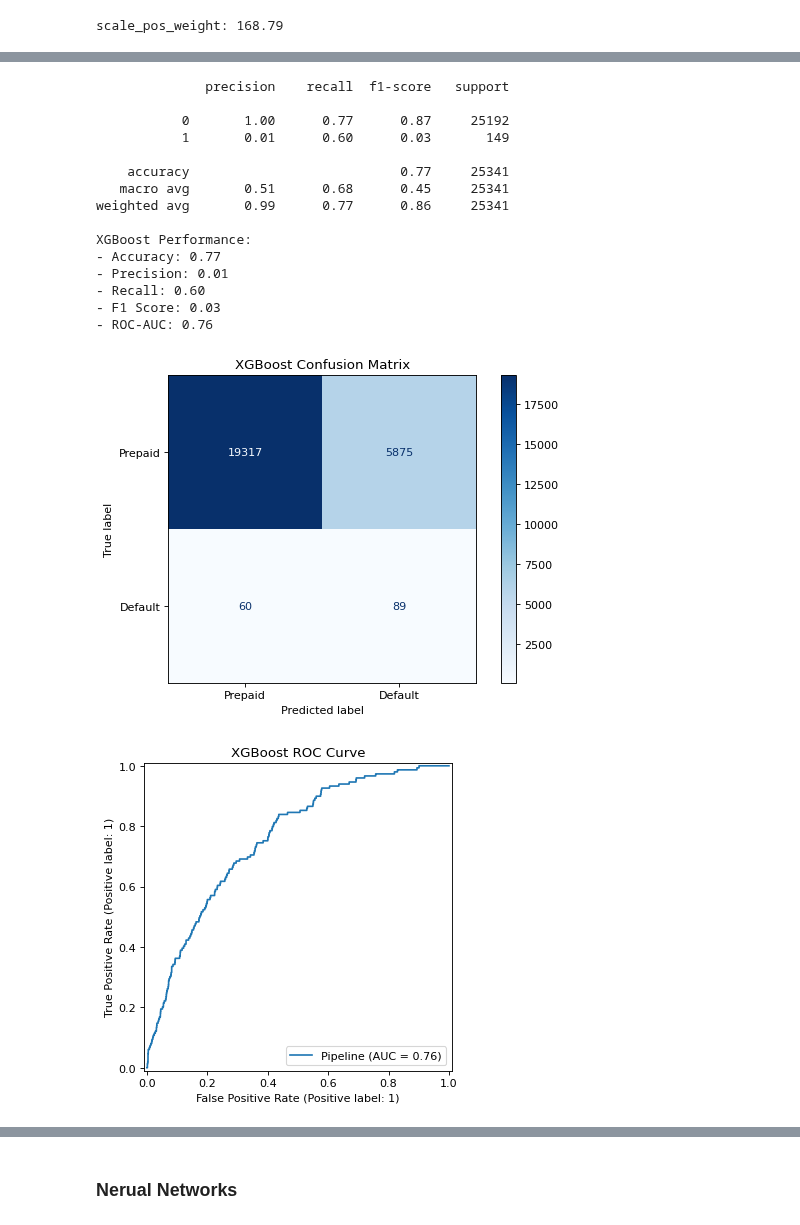
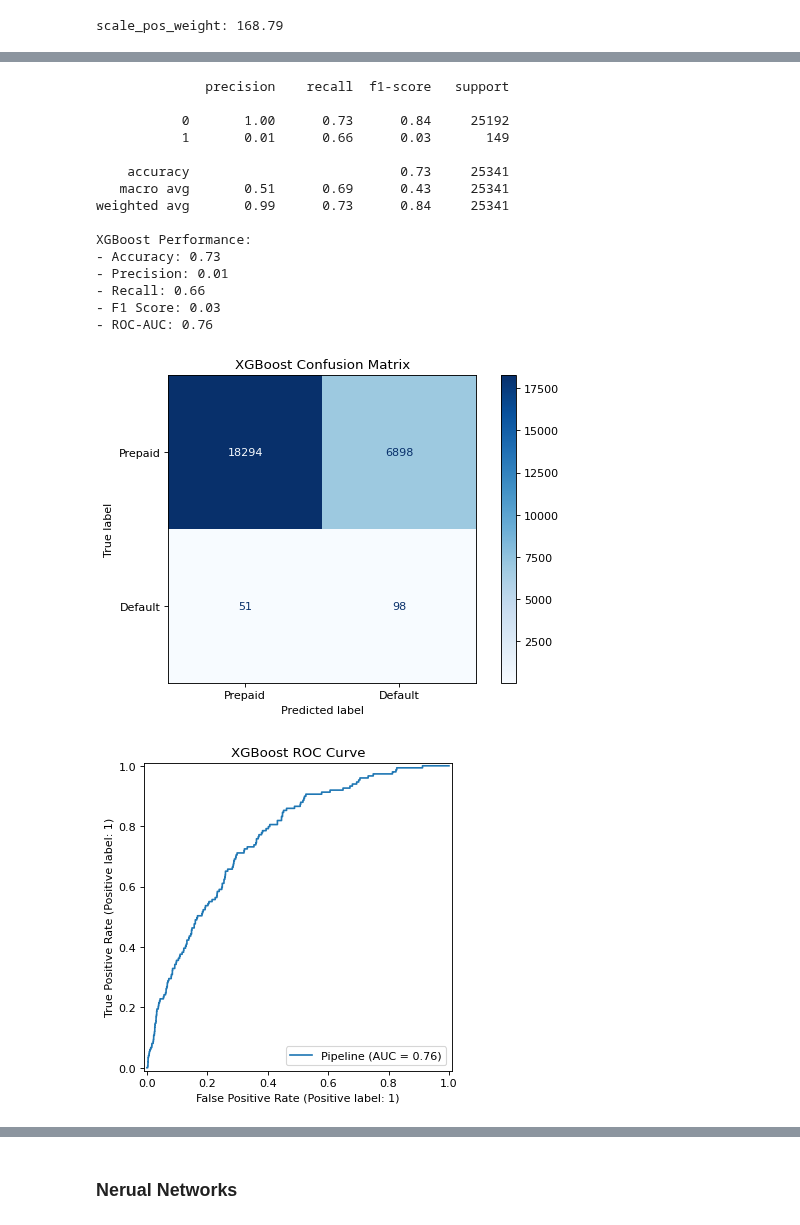
Before and after one commit to AwuoeZYC/Project_2, a Jupyter notebook: project2.ipynb, the cells around one changed output, grey strips where cells are left out. Saved outputs shown, nothing was run; the diff lists cells and outputs as text; code cells hidden in the pictures.

```diff
--- a/project2.ipynb
+++ b/project2.ipynb
@@ -562,16 +579,14 @@ Name: count, dtype: int64
 # %% [markdown]
 ### XGBoost
 # %%
-import xgboost as xgb
-from sklearn.model_selection import RandomizedSearchCV, StratifiedKFold
-from sklearn.metrics import classification_report
-import shap
-
 # Define categorical and numerical features (include ALL 20 features)
 cat_cols = [
     'flag_fthb', 'occpy_sts', 'channel', 'prop_type', 'loan_purpose',
-    'st', 'mi_cancel_ind', 'cnt_borr', 'cnt_units', 'property_val', 'cd_msa', 'zipcode'
+    'st', 'mi_cancel_ind', 'cnt_borr', 'cnt_units',
+    'property_val',
+    'cd_msa', 'zipcode'
 ]
+code_cols = []
 num_cols = [
     'fico', 'mi_pct', 'dti', 'ltv', 'int_rt', 'orig_upb',
     'loan_age_months', 'orig_loan_term'
@@ -620,7 +635,7 @@ param_grid = {
 # Create pipeline
 xgb_model = Pipeline([
     ('preprocessor', preprocessor),
-    ('smote', SMOTE(sampling_strategy=0.1, random_state=42)),  # Optional: add SMOTE for oversampling
+    ('smote', SMOTE(sampling_strategy=0.3, random_state=42)),  # Optional: add SMOTE for oversampling
     ('classifier', xgb.XGBClassifier(
         objective='binary:logistic',
         scale_pos_weight=scale_pos_weight,  # Adjust for class imbalance
@@ -690,44 +705,46 @@ Pipeline(steps=[('preprocessor',
 y_pred_xgb = final_model.predict(X_test)
 y_proba_xgb = final_model.predict_proba(X_test)[:, 1]
 
+threshold = 0.45  # Adjust based on PR curve analysis
+y_pred_xgb = (y_proba_xgb >= threshold).astype(int)
 print(classification_report(y_test, y_pred_xgb))
 # Performance metrics
 print("XGBoost Performance:")
 print(f"- Accuracy: {accuracy_score(y_test, y_pred_xgb):.2f}")
 print(f"- Precision: {precision_score(y_test, y_pred_xgb):.2f}")
 print(f"- Recall: {recall_score(y_test, y_pred_xgb):.2f}")
 print(f"- F1 Score: {f1_score(y_test, y_pred_xgb):.2f}")
 print(f"- ROC-AUC: {roc_auc_score(y_test, y_proba_xgb):.2f}")
 
 # Confusion Matrix
 cm_xgb = confusion_matrix(y_test, y_pred_xgb)
 disp_xgb = ConfusionMatrixDisplay(confusion_matrix=cm_xgb, display_labels=['Prepaid', 'Default'])
 disp_xgb.plot(cmap='Blues')
 plt.title('XGBoost Confusion Matrix')
 plt.show()
 
 # ROC Curve
 RocCurveDisplay.from_estimator(final_model, X_test, y_test)
 plt.title('XGBoost ROC Curve')
 plt.show()
 # %% [output]
               precision    recall  f1-score   support
 
-           0       1.00      0.77      0.87     25192
-           1       0.01      0.60      0.03       149
+           0       1.00      0.73      0.84     25192
+           1       0.01      0.66      0.03       149
 
-    accuracy                           0.77     25341
-   macro avg       0.51      0.68      0.45     25341
-weighted avg       0.99      0.77      0.86     25341
+    accuracy                           0.73     25341
+   macro avg       0.51      0.69      0.43     25341
+weighted avg       0.99      0.73      0.84     25341
 
 XGBoost Performance:
-- Accuracy: 0.77
+- Accuracy: 0.73
 - Precision: 0.01
-- Recall: 0.60
+- Recall: 0.66
 - F1 Score: 0.03
 - ROC-AUC: 0.76
-[figure, old version]
+[figure, new version]
-[figure, old version]
+[figure, new version]
 # %%
 # Extract feature names after one-hot encoding
 encoder = final_model.named_steps['preprocessor'].named_transformers_['cat']
```
Also changed, not shown: parts of 10 cells of this notebook.
